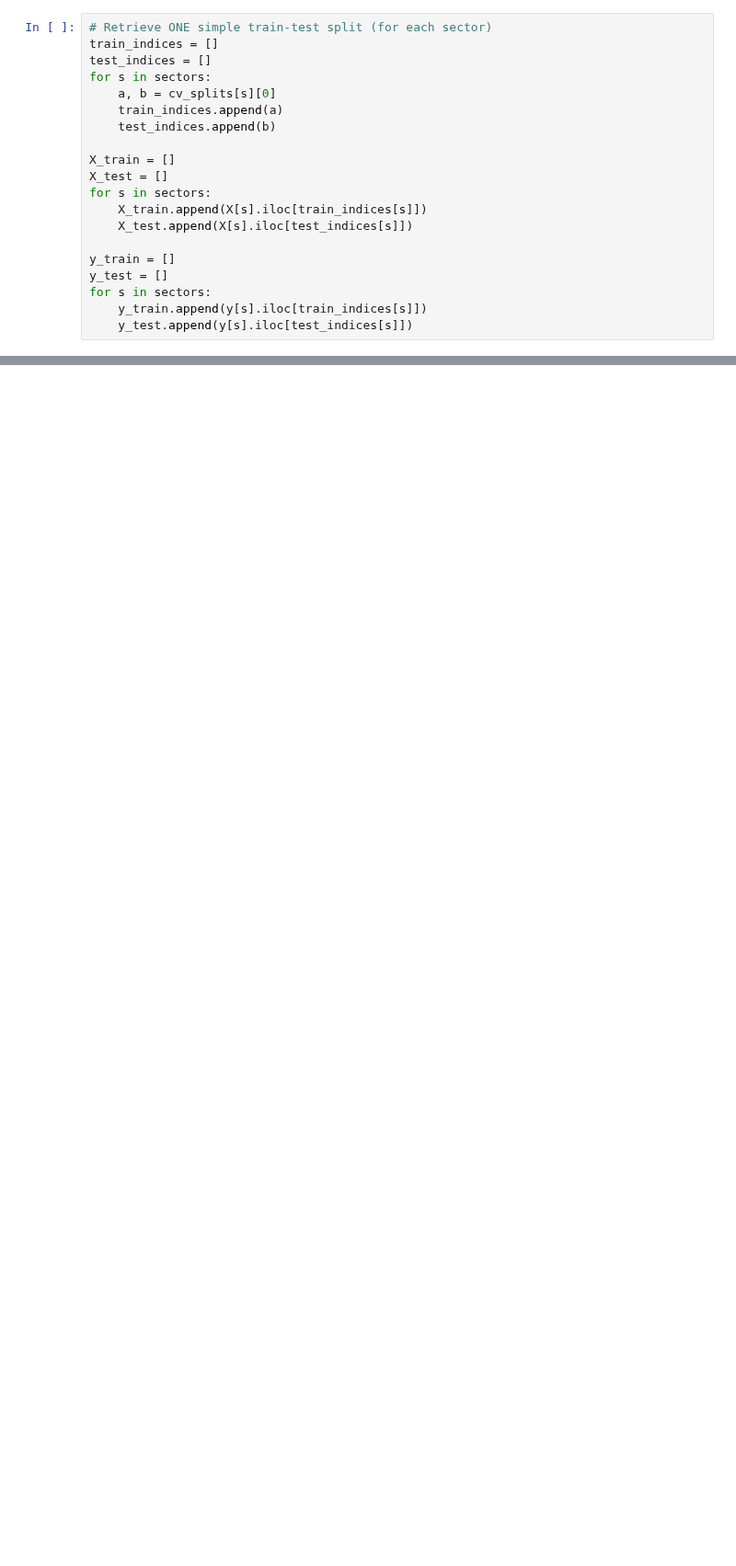
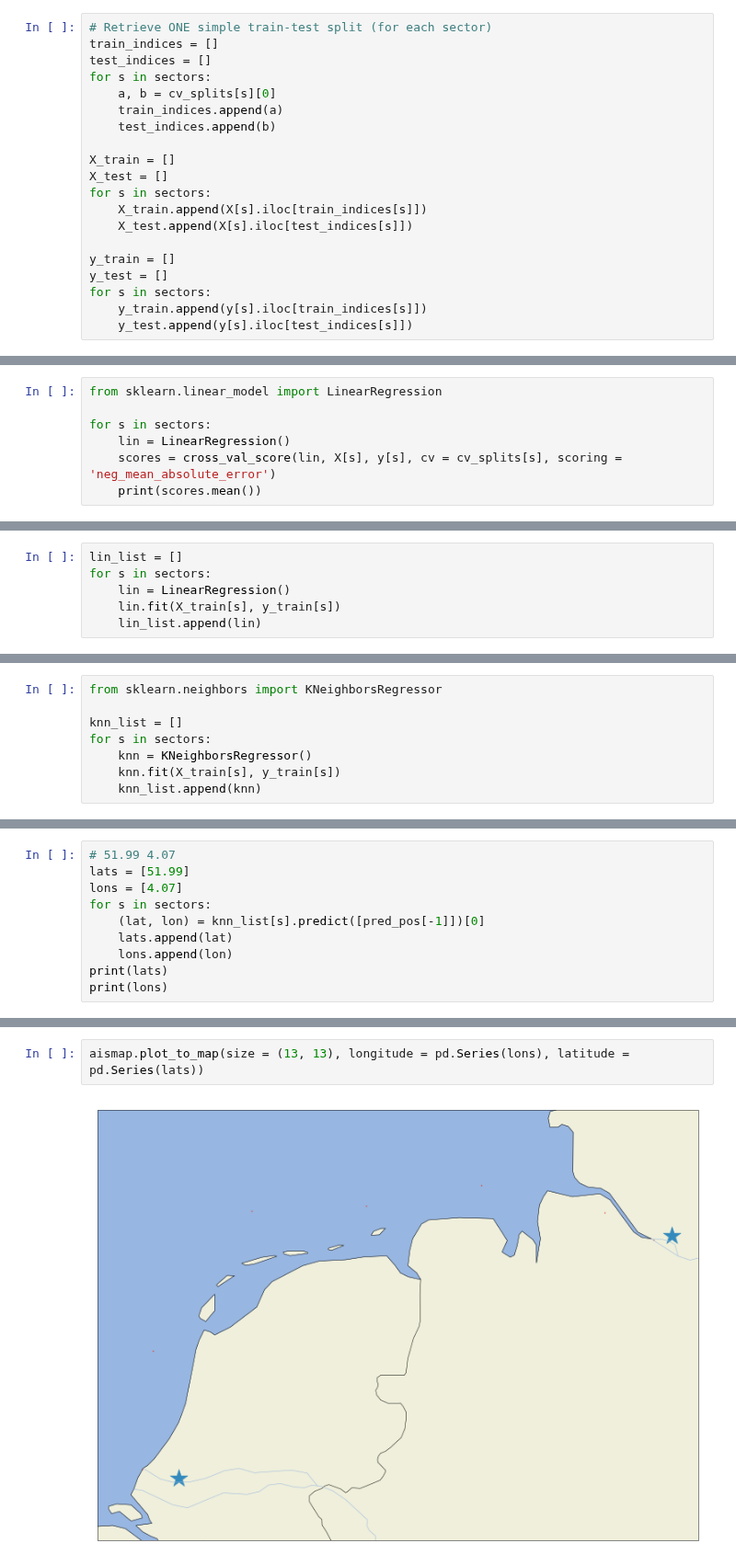
Before and after one commit to jank324/ais-predictor, a Jupyter notebook: data/learning ROT-HAM.ipynb, the cells around one changed output, grey strips where cells are left out. Shown at 92% size. Drawn from its saved outputs; the diff is of its cells as text; blank space fills up the shorter version.

```diff
--- a/data/learning ROT-HAM.ipynb
+++ b/data/learning ROT-HAM.ipynb
@@ -137,0 +64,7 @@ plt.plot(ann_predicts_frame['correct'], ann_predicts_frame['diff'])
+# %%
+from sklearn.linear_model import LinearRegression
+
+for s in sectors:
+    lin = LinearRegression()
+    scores = cross_val_score(lin, X[s], y[s], cv = cv_splits[s], scoring = 'neg_mean_absolute_error')
+    print(scores.mean())
@@ -137,0 +78,6 @@ plt.plot(ann_predicts_frame['correct'], ann_predicts_frame['diff'])
+# %%
+lin_list = []
+for s in sectors:
+    lin = LinearRegression()
+    lin.fit(X_train[s], y_train[s])
+    lin_list.append(lin)
@@ -137,0 +88,8 @@ plt.plot(ann_predicts_frame['correct'], ann_predicts_frame['diff'])
+# %%
+from sklearn.neighbors import KNeighborsRegressor
+
+knn_list = []
+for s in sectors:
+    knn = KNeighborsRegressor()
+    knn.fit(X_train[s], y_train[s])
+    knn_list.append(knn)
@@ -137,0 +100,10 @@ plt.plot(ann_predicts_frame['correct'], ann_predicts_frame['diff'])
+# %%
+# 51.99 4.07
+lats = [51.99]
+lons = [4.07]
+for s in sectors:
+    (lat, lon) = knn_list[s].predict([pred_pos[-1]])[0]
+    lats.append(lat)
+    lons.append(lon)
+print(lats)
+print(lons)
@@ -137,0 +113,4 @@ plt.plot(ann_predicts_frame['correct'], ann_predicts_frame['diff'])
+# %%
+aismap.plot_to_map(size = (13, 13), longitude = pd.Series(lons), latitude = pd.Series(lats))
+# %% [output]
+[figure, added]
```
Also changed, not shown: parts of 19 cells of this notebook.
